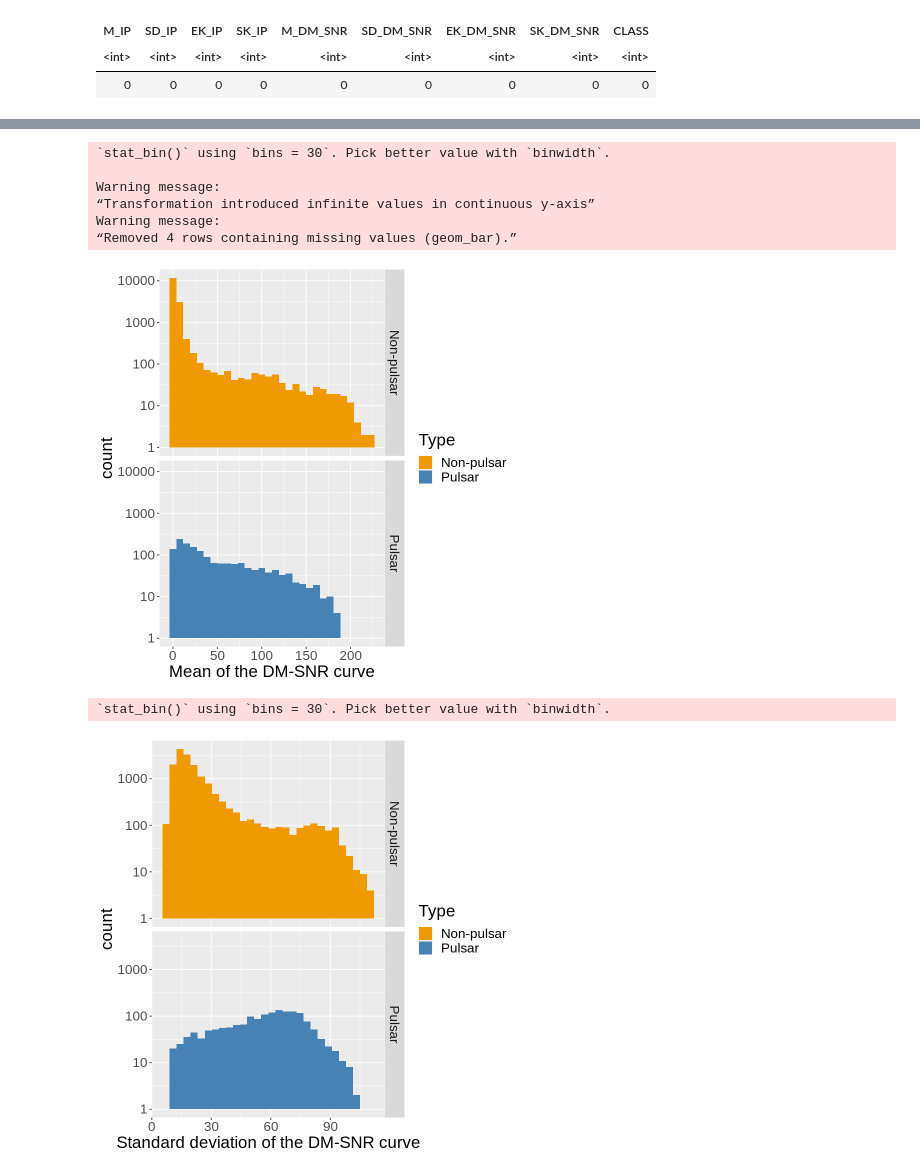
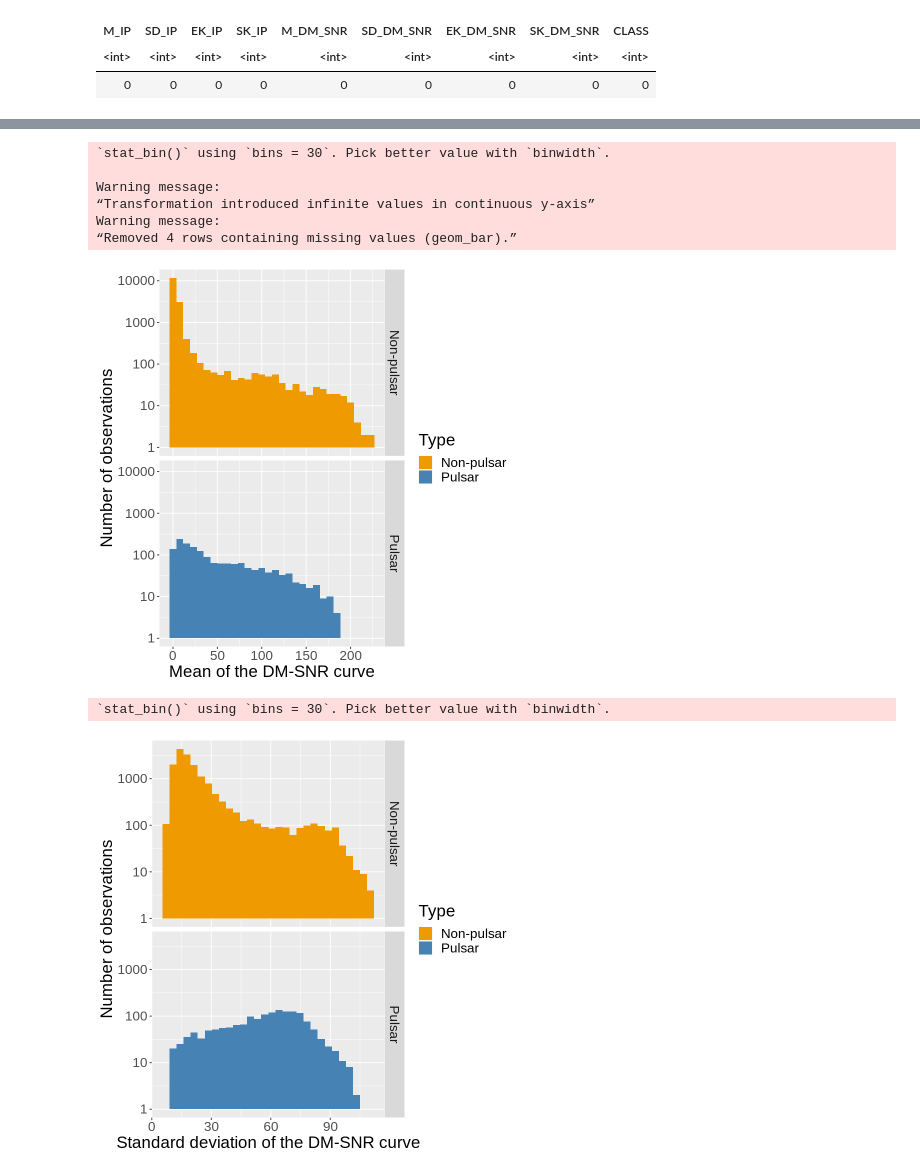
Before and after one commit to ONIGIRIIII/DSCI-100-GROUP-PROJECT, a Jupyter notebook: Untitled.ipynb, the cells around one changed output, grey strips where cells are left out. Cells and saved outputs as stored; diff of their text form; code cells hidden in the pictures.

```diff
--- a/Untitled.ipynb
+++ b/Untitled.ipynb
@@ -130,30 +153,30 @@ Warning message:
 # %%
 pulsar_plot_m_dm_snr <- pulsar |>
                 ggplot(aes(x = M_DM_SNR, fill = CLASS)) +
                 geom_histogram() +
                 facet_grid(rows = vars(CLASS),
                           labeller = labeller(CLASS = type_labels)) +
-                labs(x = "Mean of the DM-SNR curve", fill = "Type") +
+                labs(x = "Mean of the DM-SNR curve", y = "Number of observations", fill = "Type") +
                 scale_fill_manual(labels = c("Non-pulsar", "Pulsar"),
                                  values = c("orange2", "steelblue")) +
                 scale_y_log10() +
                 theme(text = element_text(size = 20))
 pulsar_plot_m_dm_snr
 # %% [output]
 `stat_bin()` using `bins = 30`. Pick better value with `binwidth`.
 
 Warning message:
 “Transformation introduced infinite values in continuous y-axis”
 Warning message:
 “Removed 4 rows containing missing values (geom_bar).”
-[figure, old version]
+[figure, new version]
 # %%
 pulsar_plot_sd_dm_snr <- pulsar |>
                 ggplot(aes(x = SD_DM_SNR, fill = CLASS)) +
                 geom_histogram() +
                 facet_grid(rows = vars(CLASS),
                           labeller = labeller(CLASS = type_labels)) +
-                labs(x = "Standard deviation of the DM-SNR curve", fill = "Type") +
+                labs(x = "Standard deviation of the DM-SNR curve", y = "Number of observations", fill = "Type") +
                 scale_fill_manual(labels = c("Non-pulsar", "Pulsar"),
                                  values = c("orange2", "steelblue")) +
                 scale_y_log10() +
@@ -161,7 +184,7 @@ pulsar_plot_sd_dm_snr <- pulsar |>
 pulsar_plot_sd_dm_snr
 # %% [output]
 `stat_bin()` using `bins = 30`. Pick better value with `binwidth`.
-[figure, old version]
+[figure, new version]
 # %%
 pulsar_plot_ek_dm_snr <- pulsar |>
                 ggplot(aes(x = EK_DM_SNR, fill = CLASS)) +
```
Also changed, not shown: parts of 10 cells of this notebook.
